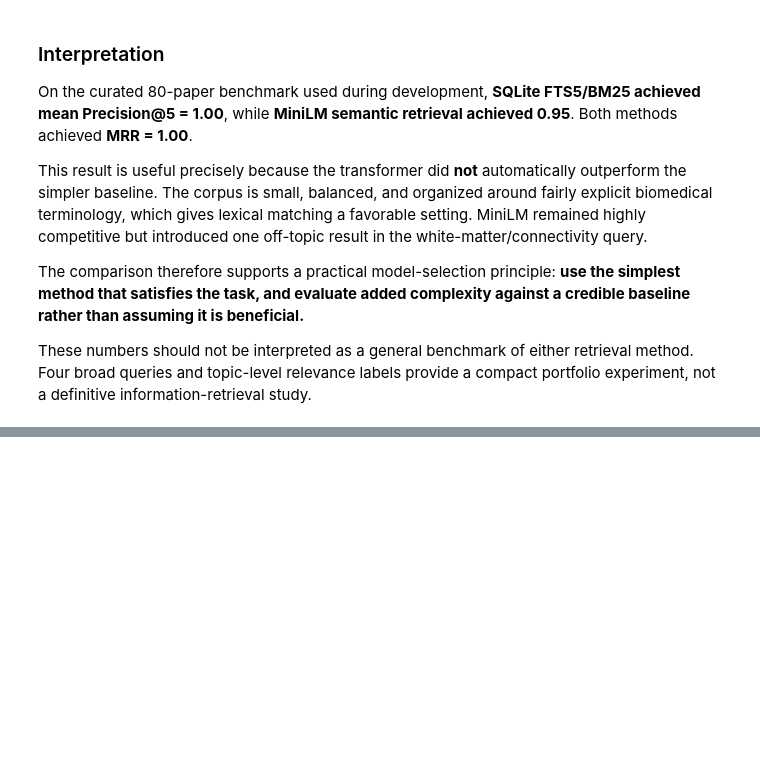
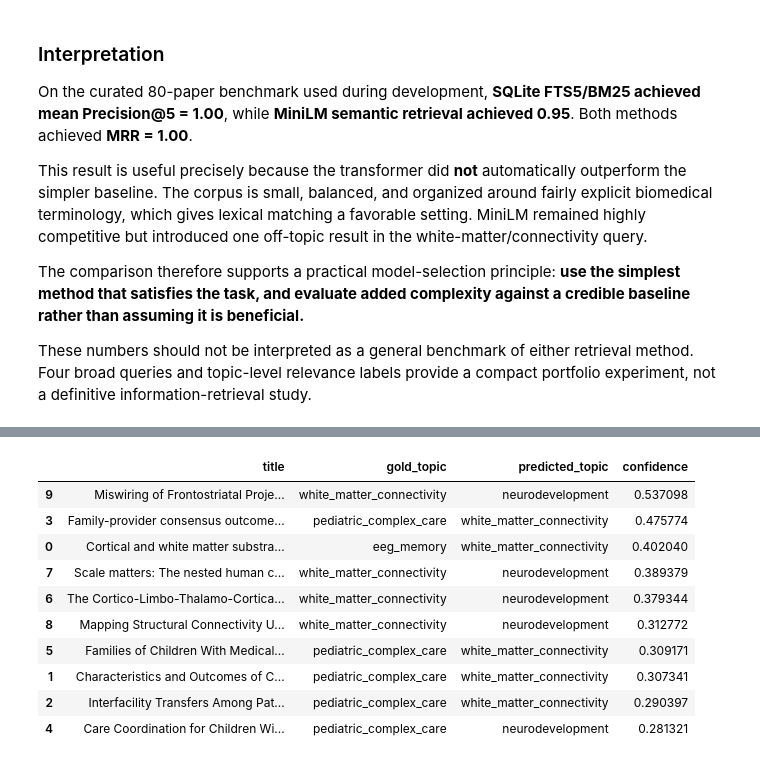
Before and after one commit to MarkNelson86/biomedical-literature-search-hf-sql, a Jupyter notebook: biomedical_literature_search_hf_sql.ipynb, the cells around one changed output, grey strips where cells are left out. Saved outputs shown, nothing was run; the diff lists cells and outputs as text; code cells hidden in the pictures; blank space fills up the shorter version.

```diff
--- a/biomedical_literature_search_hf_sql.ipynb
+++ b/biomedical_literature_search_hf_sql.ipynb
@@ -1230,0 +1334,42 @@ display(
+# %%
+real_errors = (
+    real_classification[
+        real_classification["gold_topic"]
+        != real_classification["predicted_topic"]
+    ]
+    .merge(
+        real_corpus[
+            [
+                "paper_id",
+                "title",
+            ]
+        ],
+        on="paper_id",
+        how="left",
+    )
+    .sort_values(
+        "confidence",
+        ascending=False,
+    )
+)
+
+real_errors[
+    [
+        "title",
+        "gold_topic",
+        "predicted_topic",
+        "confidence",
+    ]
+]
+# %% [output]
+|  | title | gold_topic | predicted_topic | confidence |
+| 9 | Miswiring of Frontostriatal Proje... | white_matter_connectivity | neurodevelopment | 0.537098 |
+| 3 | Family-provider consensus outcome... | pediatric_complex_care | white_matter_connectivity | 0.475774 |
+| 0 | Cortical and white matter substra... | eeg_memory | white_matter_connectivity | 0.402040 |
+| 7 | Scale matters: The nested human c... | white_matter_connectivity | neurodevelopment | 0.389379 |
+| 6 | The Cortico-Limbo-Thalamo-Cortica... | white_matter_connectivity | neurodevelopment | 0.379344 |
+| 8 | Mapping Structural Connectivity U... | white_matter_connectivity | neurodevelopment | 0.312772 |
+| 5 | Families of Children With Medical... | pediatric_complex_care | white_matter_connectivity | 0.309171 |
+| 1 | Characteristics and Outcomes of C... | pediatric_complex_care | white_matter_connectivity | 0.307341 |
+| 2 | Interfacility Transfers Among Pat... | pediatric_complex_care | white_matter_connectivity | 0.290397 |
+| 4 | Care Coordination for Children Wi... | pediatric_complex_care | neurodevelopment | 0.281321 |
```
Also changed, not shown: parts of 32 cells of this notebook.
